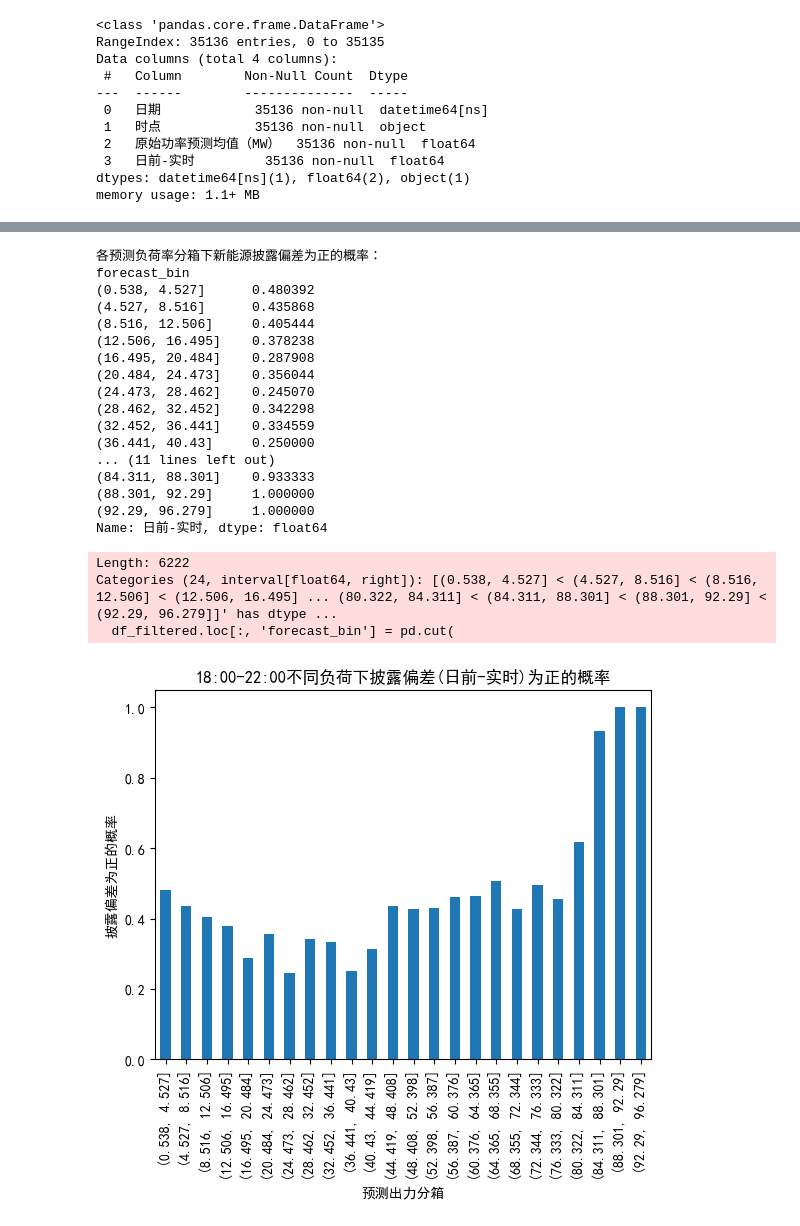
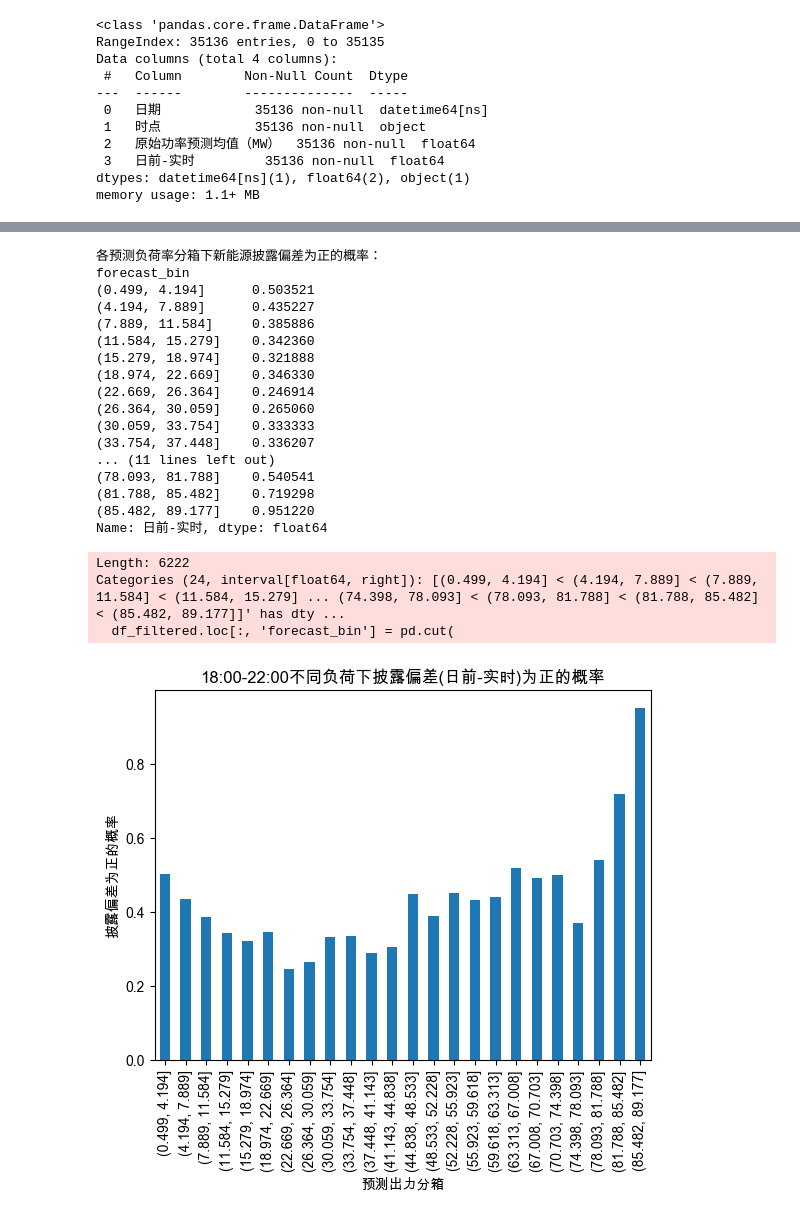
Before and after one commit to 2PoL/day_ahead_spot_price, a Jupyter notebook: main/newEnergyOutputCorrelationAnalysis .ipynb, the cells around one changed output, grey strips where cells are left out. Cells and saved outputs as stored; diff of their text form; code cells hidden in the pictures.

```diff
--- a/main/newEnergyOutputCorrelationAnalysis .ipynb
+++ b/main/newEnergyOutputCorrelationAnalysis .ipynb
@@ -2,7 +2,7 @@
 import pandas as pd
 import numpy as np
 import matplotlib.pyplot as plt
-df = pd.read_excel('data/data.xlsx', parse_dates=['日期'])
+df = pd.read_excel('../data/simulatedLoadRate.xlsx', parse_dates=['日期'])
 df.info()
 # %% [output]
 <class 'pandas.core.frame.DataFrame'>
@@ -27,7 +27,8 @@ print("各预测负荷率分箱下新能源披露偏差为正的概率：")
 print(positive_prob)
 
 # 设置支持中文的字体
-plt.rcParams['font.sans-serif'] = ['SimHei']
+# plt.rcParams['font.sans-serif'] = ['LXGW']
+plt.rcParams['font.sans-serif'] = ['Arial Unicode MS']
 # 避免负号显示为方块
 plt.rcParams['axes.unicode_minus'] = False
 positive_prob.plot(kind='bar')
@@ -63,46 +64,47 @@ df_filtered = df[mask]
 
 df_filtered.loc[:, 'forecast_bin'] = pd.cut(
     df_filtered['原始功率预测均值（MW）'],
     bins=np.linspace(
         df_filtered['原始功率预测均值（MW）'].min(),
         df_filtered['原始功率预测均值（MW）'].max(),
         25
     )
 )
 positive_prob = df_filtered.groupby('forecast_bin', observed=False)['日前-实时'].apply(
     lambda x: (x > 0).mean()
 )
 print("各预测负荷率分箱下新能源披露偏差为正的概率：")
 print(positive_prob)
 
 # 设置支持中文的字体
-plt.rcParams['font.sans-serif'] = ['SimHei']
+# plt.rcParams['font.sans-serif'] = ['SimHei']
+plt.rcParams['font.sans-serif'] = ['Arial Unicode MS']
 # 避免负号显示为方块
 plt.rcParams['axes.unicode_minus'] = False
 positive_prob.plot(kind='bar')
 plt.xlabel('预测出力分箱')
 plt.ylabel('披露偏差为正的概率')
 plt.title('18:00-22:00不同负荷下披露偏差(日前-实时)为正的概率')
 plt.show()
 # %% [output]
 各预测负荷率分箱下新能源披露偏差为正的概率：
 forecast_bin
-(0.538, 4.527]      0.480392
-(4.527, 8.516]      0.435868
-(8.516, 12.506]     0.405444
-(12.506, 16.495]    0.378238
-(16.495, 20.484]    0.287908
-(20.484, 24.473]    0.356044
-(24.473, 28.462]    0.245070
-(28.462, 32.452]    0.342298
-(32.452, 36.441]    0.334559
-(36.441, 40.43]     0.250000
+(0.499, 4.194]      0.503521
+(4.194, 7.889]      0.435227
+(7.889, 11.584]     0.385886
+(11.584, 15.279]    0.342360
+(15.279, 18.974]    0.321888
+(18.974, 22.669]    0.346330
+(22.669, 26.364]    0.246914
+(26.364, 30.059]    0.265060
+(30.059, 33.754]    0.333333
+(33.754, 37.448]    0.336207
 ... (11 lines left out)
-(84.311, 88.301]    0.933333
-(88.301, 92.29]     1.000000
-(92.29, 96.279]     1.000000
+(78.093, 81.788]    0.540541
+(81.788, 85.482]    0.719298
+(85.482, 89.177]    0.951220
 Name: 日前-实时, dtype: float64
 Length: 6222
-Categories (24, interval[float64, right]): [(0.538, 4.527] < (4.527, 8.516] < (8.516, 12.506] < (12.506, 16.495] ... (80.322, 84.311] < (84.311, 88.301] < (88.301, 92.29] < (92.29, 96.279]]' has dtype ...
+Categories (24, interval[float64, right]): [(0.499, 4.194] < (4.194, 7.889] < (7.889, 11.584] < (11.584, 15.279] ... (74.398, 78.093] < (78.093, 81.788] < (81.788, 85.482] < (85.482, 89.177]]' has dty ...
   df_filtered.loc[:, 'forecast_bin'] = pd.cut(
-[figure, old version]
+[figure, new version]
```
Also changed, not shown: parts of 1 cell of this notebook, 3 other files.
